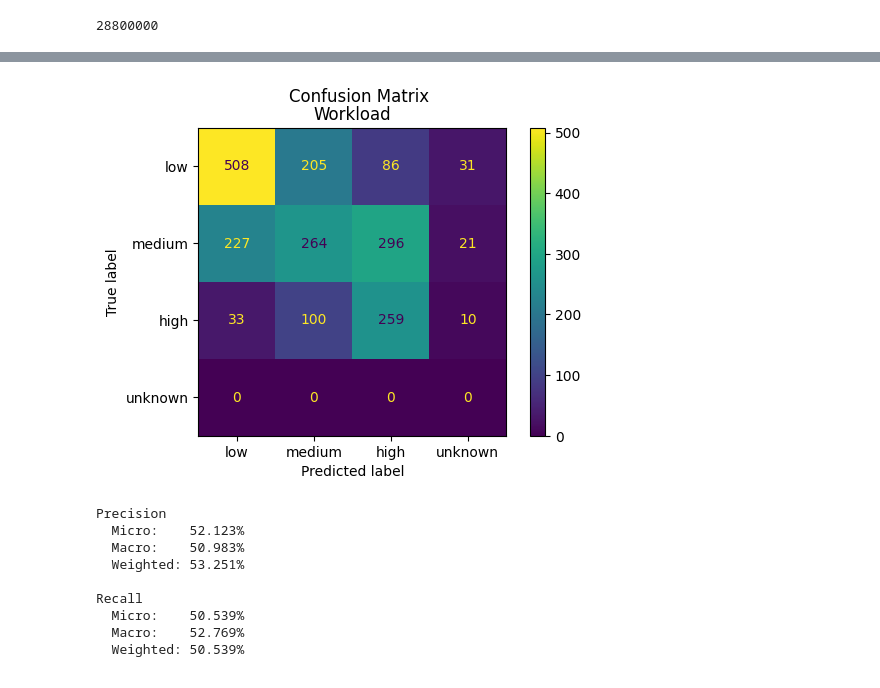
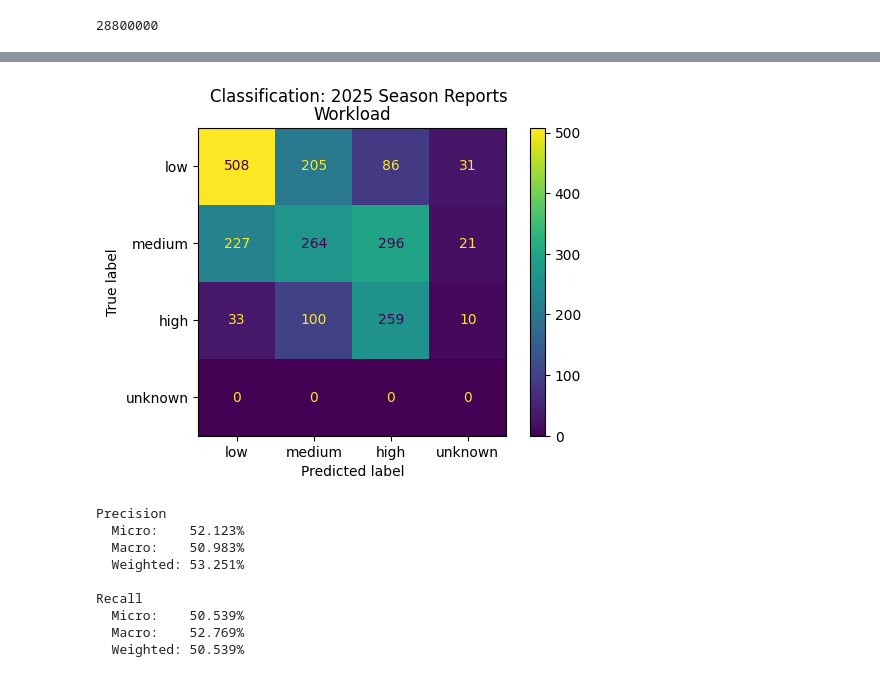
Before and after one commit to vingkan/nflllms, a Jupyter notebook: notebooks/analyze_report_predictions.ipynb, the cells around one changed output, grey strips where cells are left out. Cells and saved outputs as stored; diff of their text form; code cells hidden in the pictures.

Commit message:
Start building report as notebook.

```diff
--- a/notebooks/analyze_report_predictions.ipynb
+++ b/notebooks/analyze_report_predictions.ipynb
@@ -30,6 +32,8 @@ with duckdb.connect(DATABASE) as con:
         ugo.was_played,
         ugo.ppr_scoring_fantasy_points,
         ugo.ppr_scoring_position_rank,
+        ugo.rushing_touchdowns,
+        ugo.receiving_touchdowns,
         ugo.rushing_attempts AS att,
         ugo.receiving_targets AS tgt,
         att + tgt AS touches,
@@ -196,10 +213,11 @@ with duckdb.connect(DATABASE) as con:
     records = df_rows.to_dict(orient="records")
     predictions.extend(records)
 # %%
-plot_confusion_matrix(predictions, title="Confusion Matrix", cmap=classification_cmap)
+fig = plot_confusion_matrix(predictions, title="Classification: 2025 Season Reports", cmap=classification_cmap)
+fig.savefig("../assets/results/classification_season_2025.png")
 plt.show()
 # %% [output]
-[figure, old version]
+[figure, new version]
 # %%
 y_real = [y.get("actual") for y in predictions]
 y_pred = [y.get("expect") for y in predictions]
```
Also changed, not shown: parts of 12 cells of this notebook, 10 other files.
